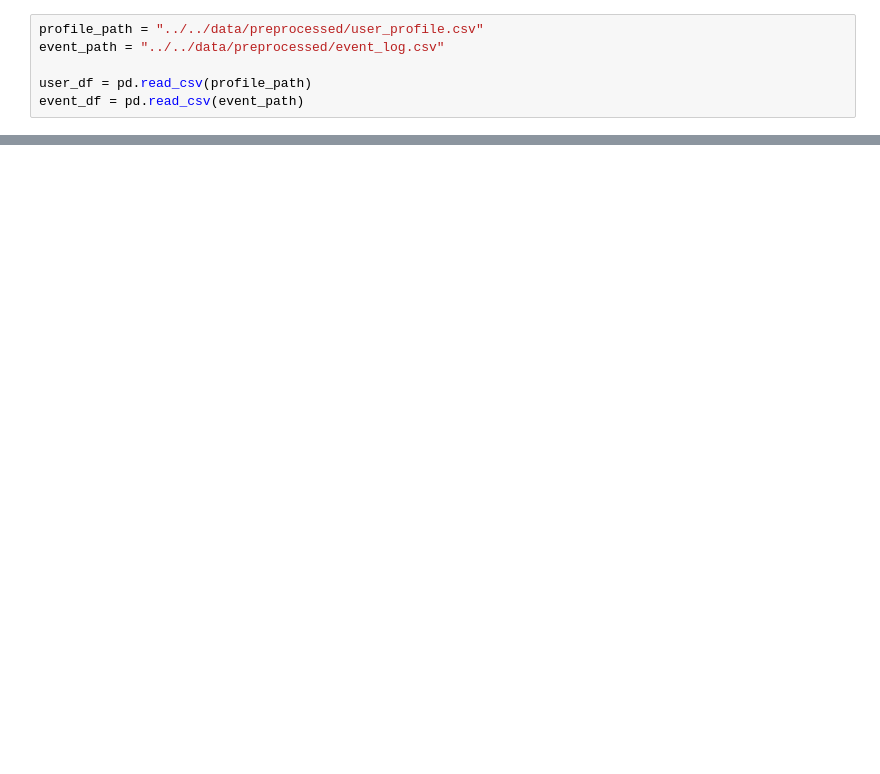
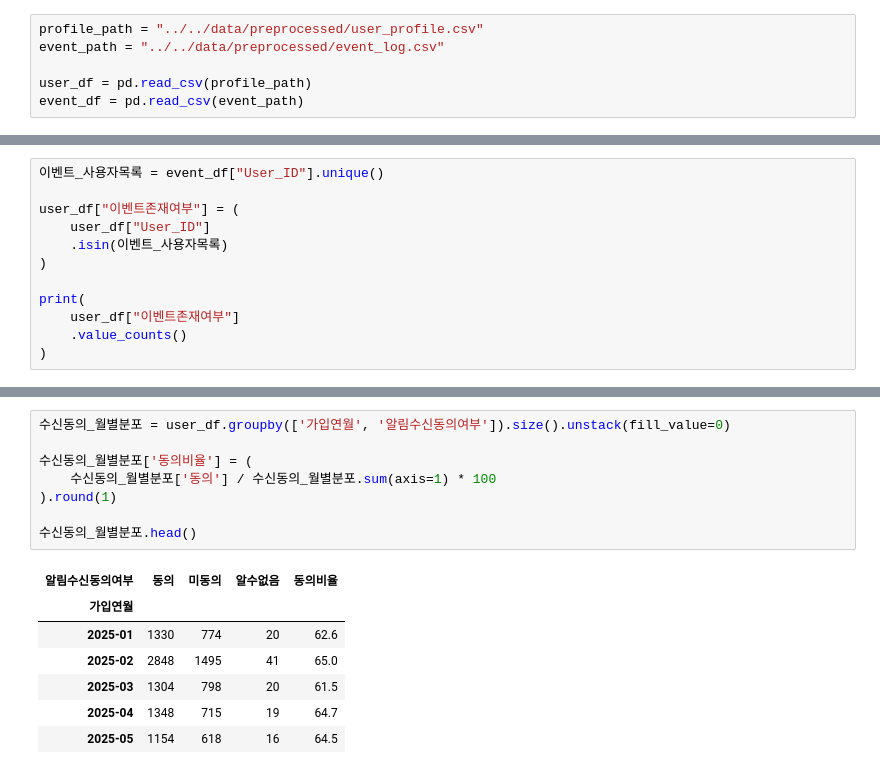
Before and after one commit to leegolem/Anti-Churn-Committee, a Jupyter notebook: notebooks/jeongsu/01eda.ipynb, the cells around one changed output, grey strips where cells are left out. Cells and saved outputs as stored; diff of their text form; blank space fills up the shorter version.

```diff
--- a/notebooks/jeongsu/01eda.ipynb
+++ b/notebooks/jeongsu/01eda.ipynb
@@ -27,0 +147,12 @@ user_df.head()
+# %%
+이벤트_사용자목록 = event_df["User_ID"].unique()
+
+user_df["이벤트존재여부"] = (
+    user_df["User_ID"]
+    .isin(이벤트_사용자목록)
+)
+
+print(
+    user_df["이벤트존재여부"]
+    .value_counts()
+)
@@ -27,0 +386,16 @@ user_df.head()
+# %%
+수신동의_월별분포 = user_df.groupby(['가입연월', '알림수신동의여부']).size().unstack(fill_value=0)
+
+수신동의_월별분포['동의비율'] = (
+    수신동의_월별분포['동의'] / 수신동의_월별분포.sum(axis=1) * 100
+).round(1)
+
+수신동의_월별분포.head()
+# %% [output]
+| 알림수신동의여부 | 동의 | 미동의 | 알수없음 | 동의비율 |
+| 가입연월 |  |  |  |  |
+| 2025-01 | 1330 | 774 | 20 | 62.6 |
+| 2025-02 | 2848 | 1495 | 41 | 65.0 |
+| 2025-03 | 1304 | 798 | 20 | 61.5 |
+| 2025-04 | 1348 | 715 | 19 | 64.7 |
+| 2025-05 | 1154 | 618 | 16 | 64.5 |
```
Also changed, not shown: parts of 33 cells of this notebook, 1 other file.
